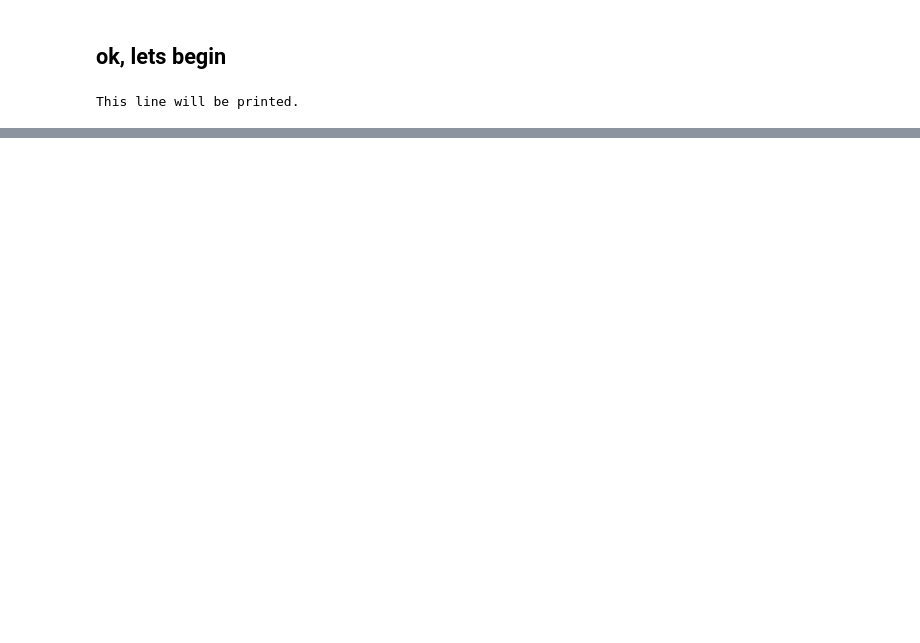
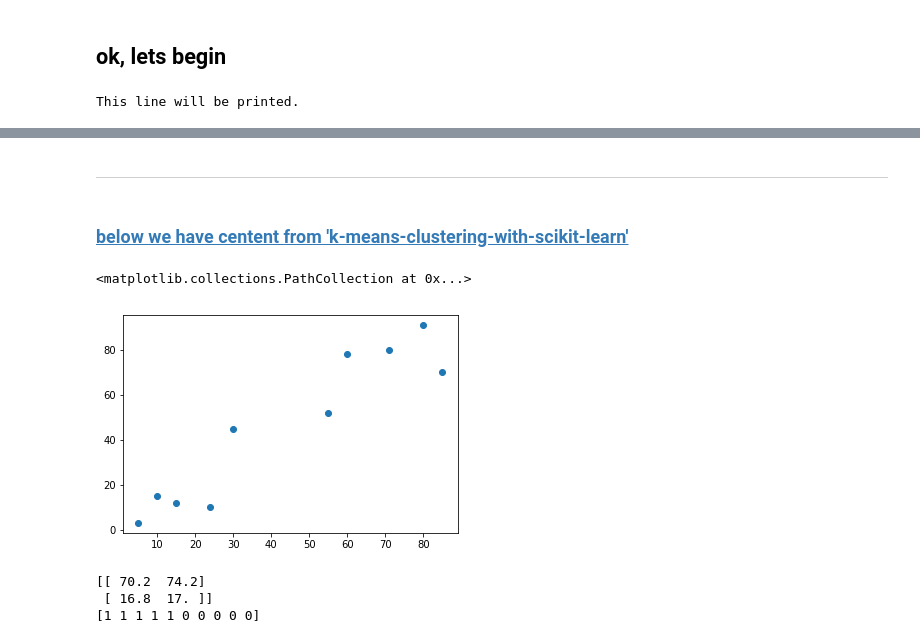
Before and after one commit to alik604/Notebooks, a Jupyter notebook: anomalyDetection.ipynb, the cells around one changed output, grey strips where cells are left out. Drawn from its saved outputs; the diff is of its cells as text; code cells hidden in the pictures; blank space fills up the shorter version.

```diff
--- a/anomalyDetection.ipynb
+++ b/anomalyDetection.ipynb
@@ -56,0 +215,4 @@ df.plot(x=x, style=['o','rx'])
+# %% [markdown]
+-----------------------------------------------------------------------------
+# %% [markdown]
+### [ below we have centent from 'k-means-clustering-with-scikit-learn'](https://stackabuse.com/k-means-clustering-with-scikit-learn/)
@@ -56,0 +224,25 @@ df.plot(x=x, style=['o','rx'])
+# %%
+X = np.array([[5,3],
+     [10,15],
+     [15,12],
+     [24,10],
+     [30,45],
+     [85,70],
+     [71,80],
+     [60,78],
+     [55,52],
+     [80,91],])
+# %%
+plt.scatter(X[:,0],X[:,1], label='True Position')
+# %% [output]
+<matplotlib.collections.PathCollection at 0x...>
+[figure, added]
+# %%
+kmeans = KMeans(n_clusters=2)
+kmeans.fit(X)
+print(kmeans.cluster_centers_)
+print(kmeans.labels_)
+# %% [output]
+[[ 70.2  74.2]
+ [ 16.8  17. ]]
+[1 1 1 1 1 0 0 0 0 0]
```
Also changed, not shown: parts of 18 cells of this notebook, 1 other file.
